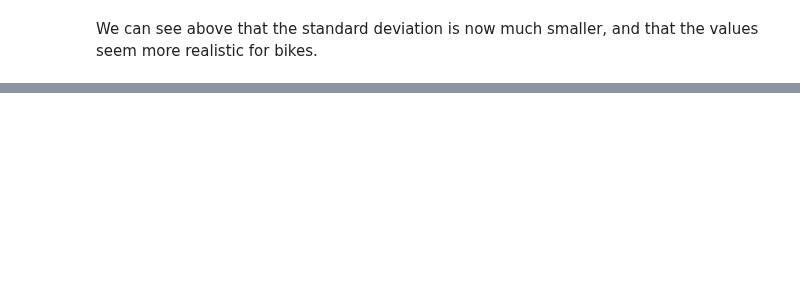
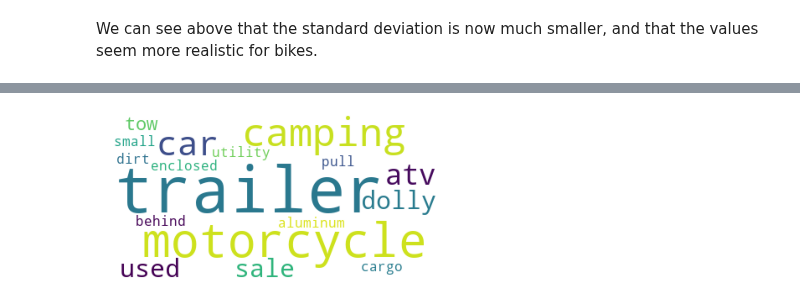
Before and after one commit to noeht/Data-Analytics---BEstimate, a Jupyter notebook: craigslist_preprocessing.ipynb, the cells around one changed output, grey strips where cells are left out. Cells and saved outputs as stored; diff of their text form; code cells hidden in the pictures; blank space fills up the shorter version.

```diff
--- a/craigslist_preprocessing.ipynb
+++ b/craigslist_preprocessing.ipynb
@@ -906,0 +1038,4 @@ We can see above that the standard deviation is now much smaller, and that the v
+# %%
+word_list_2 = draw_wordcloud(lda,1)
+# %% [output]
+[figure, added]
```
Also changed, not shown: parts of 31 cells of this notebook, 7 other files.
